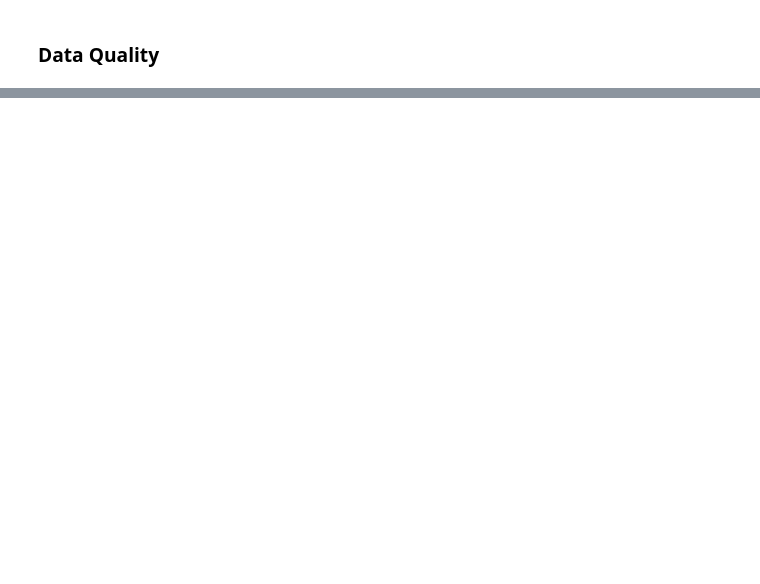
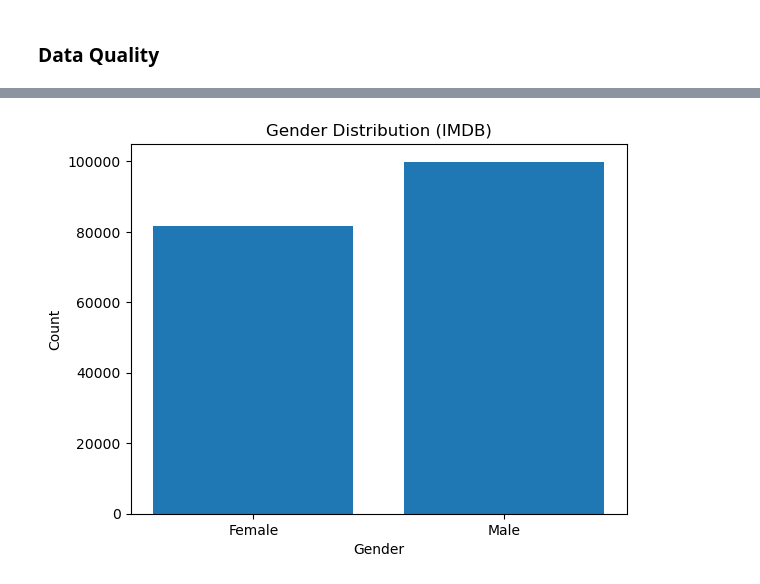
Before and after one commit to huangk430/age-detector, a Jupyter notebook: eda/eda.ipynb, the cells around one changed output, grey strips where cells are left out. Cells and saved outputs as stored; diff of their text form; code cells hidden in the pictures; blank space fills up the shorter version.

```diff
--- a/eda/eda.ipynb
+++ b/eda/eda.ipynb
@@ -160,0 +210,14 @@ df
+# %%
+gender_counts = df['Gender'].value_counts()
+
+plt.bar(gender_counts.index, gender_counts.values)
+
+plt.xlabel('Gender')
+plt.ylabel('Count')
+plt.title('Gender Distribution (IMDB)')
+
+plt.xticks([0, 1], ['Female', 'Male'])
+
+plt.show()
+# %% [output]
+[figure, added]
```
Also changed, not shown: parts of 11 cells of this notebook.
